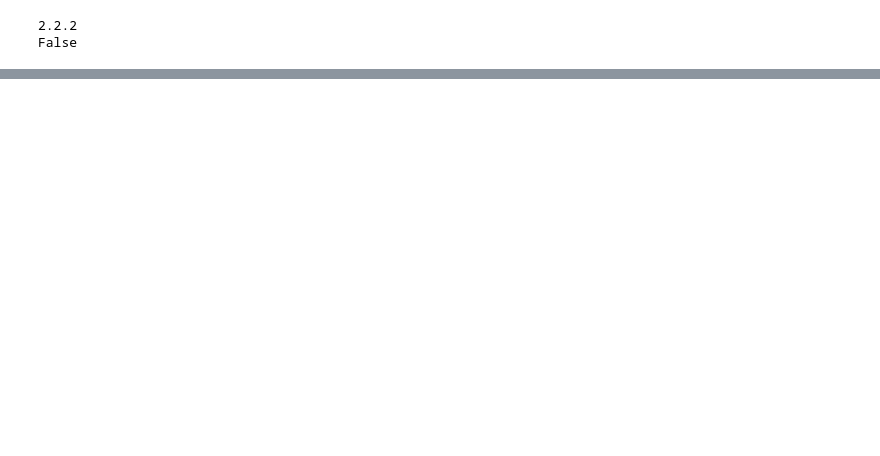
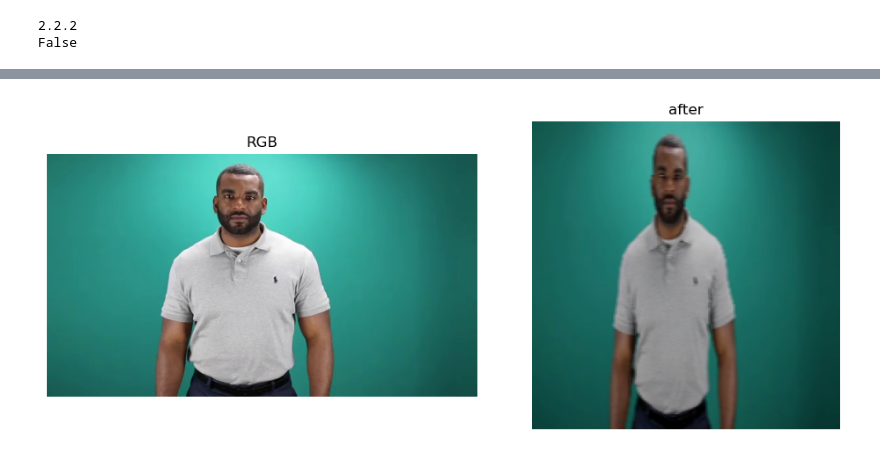
Before and after one commit to HaiYanHUHU/slr_project_part2, a Jupyter notebook: experiments/02_dataset_augment.ipynb, the cells around one changed output, grey strips where cells are left out. Saved outputs shown, nothing was run; the diff lists cells and outputs as text; code cells hidden in the pictures; blank space fills up the shorter version.

```diff
--- a/experiments/02_dataset_augment.ipynb
+++ b/experiments/02_dataset_augment.ipynb
@@ -50,3 +58,41 @@ train_transform = A.Compose([
+# %%
+import cv2
+import matplotlib.pyplot as plt
+import numpy as np
+
+path = "../data/frames/train/write/66815/frame_000.jpg"
+
+# BGR → RGB
+image = cv2.cvtColor(cv2.imread(path), cv2.COLOR_BGR2RGB)
+
+#
+transformed = train_transform(image=image)["image"]  # shape: [C, H, W], tensor
+
+# De-normalization processing
+# ImageNet mean/std
+mean = np.array([0.485, 0.456, 0.406])
+std = np.array([0.229, 0.224, 0.225])
+img_np = transformed.permute(1, 2, 0).cpu().numpy()  # [C, H, W] → [H, W, C]
+img_np = (img_np * std + mean)  # De-normalization
+img_np = np.clip(img_np * 255, 0, 255).astype("uint8")
+
+# before and after comparison
+plt.figure(figsize=(10, 4))
+
+plt.subplot(1, 2, 1)
+plt.imshow(image)
+plt.title("RGB")
+plt.axis("off")
+
+plt.subplot(1, 2, 2)
+plt.imshow(img_np)
+plt.title("after")
+plt.axis("off")
+
+plt.tight_layout()
+plt.show()
+# %% [output]
+[figure, added]
 # %%
 dataset = SignLanguageDataset(
     root_dir=frame_root,
```
Also changed, not shown: parts of 5 cells of this notebook, 12 other files.
